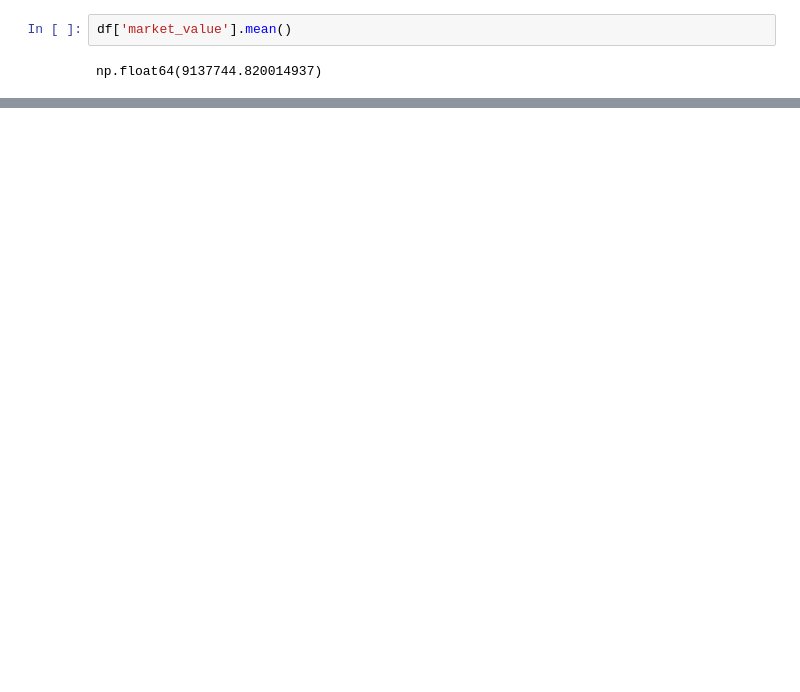
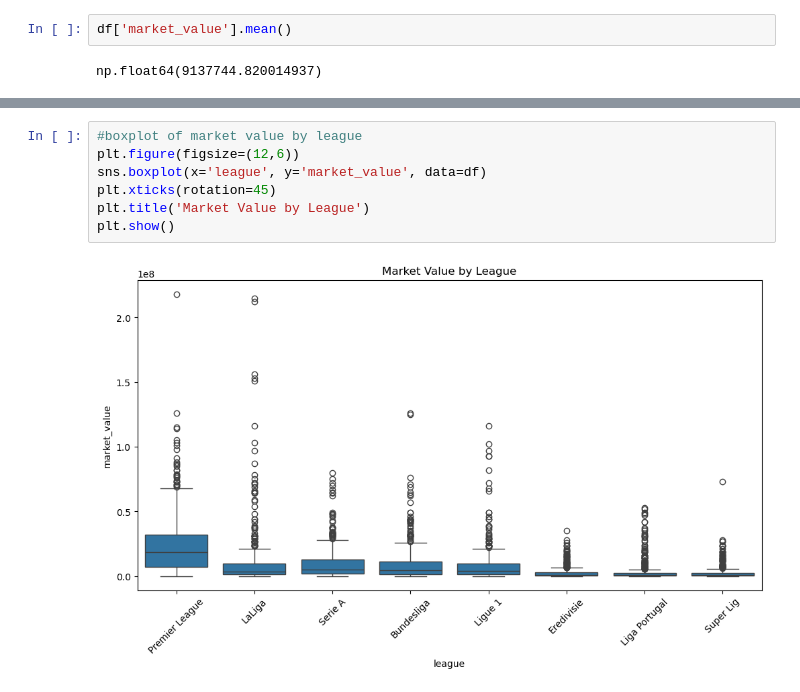
Before and after one commit to rashidmajidov/european_football_analysis, a Jupyter notebook: notebook/EDA_profiles.ipynb, the cells around one changed output, grey strips where cells are left out. Cells and saved outputs as stored; diff of their text form; blank space fills up the shorter version.

```diff
--- a/notebook/EDA_profiles.ipynb
+++ b/notebook/EDA_profiles.ipynb
@@ -181,0 +235,9 @@ np.float64(9137744.820014937)
+# %%
+#boxplot of market value by league
+plt.figure(figsize=(12,6))
+sns.boxplot(x='league', y='market_value', data=df)
+plt.xticks(rotation=45)
+plt.title('Market Value by League')
+plt.show()
+# %% [output]
+[figure, added]
```
Also changed, not shown: parts of 17 cells of this notebook, 1 other file.
